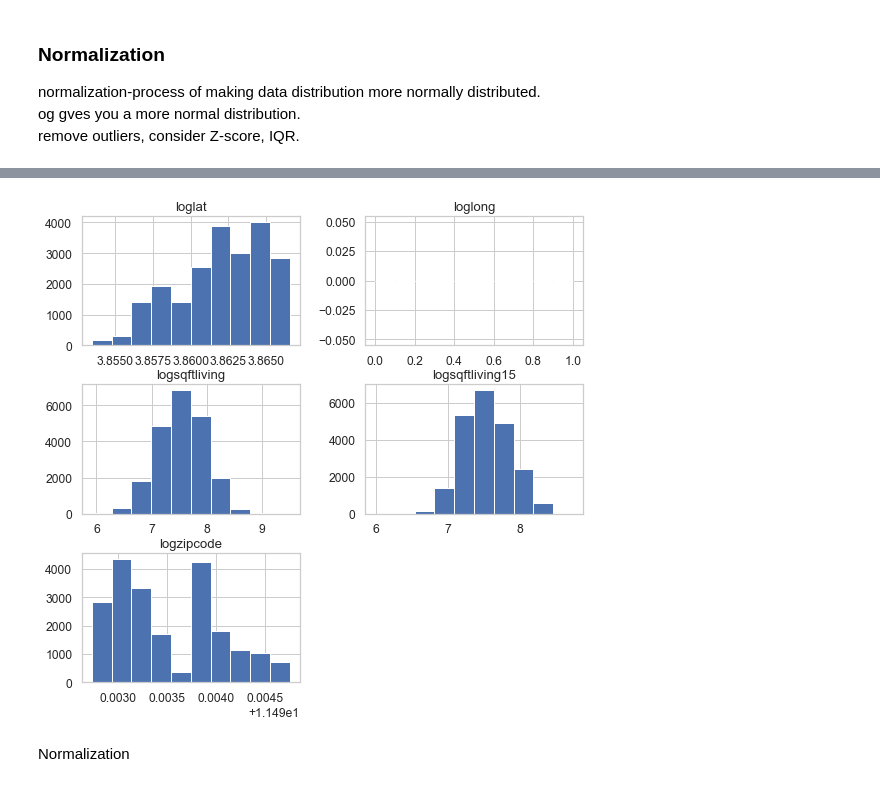
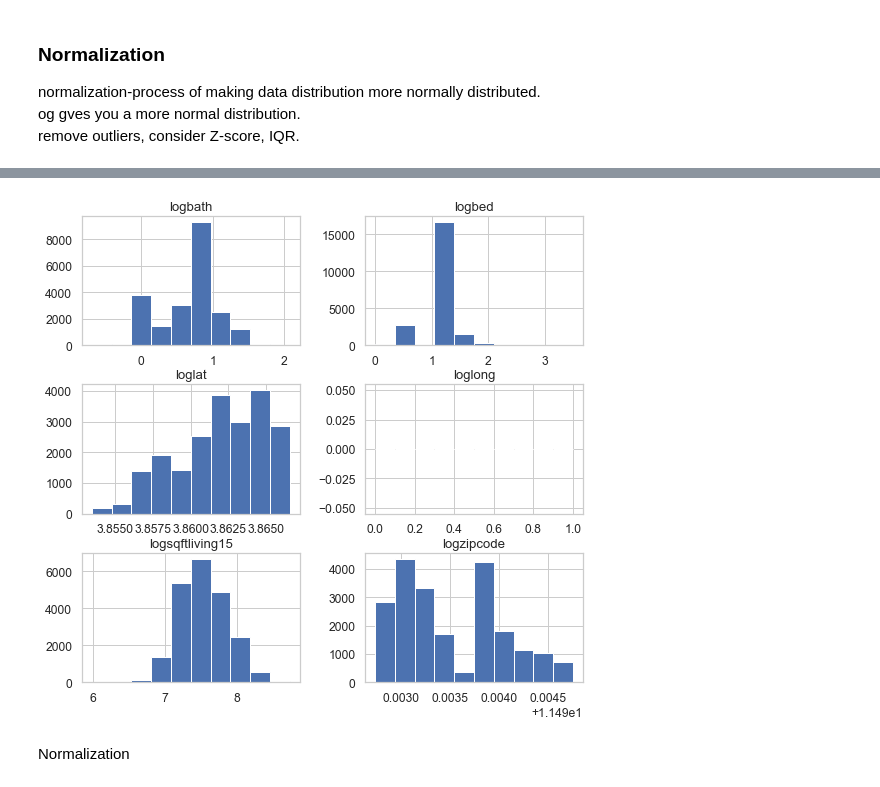
Before and after one commit to torresdavr/dsc-v2-mod1-final-project-online-ds-pt-100719, a Jupyter notebook: student.ipynb, the cells around one changed output, grey strips where cells are left out. Cells and saved outputs as stored; diff of their text form; code cells hidden in the pictures.

```diff
--- a/student.ipynb
+++ b/student.ipynb
@@ -550,0 +447,2 @@ Index(['id', 'date', 'price', 'bedrooms', 'bathrooms', 'sqft_living',
+# %%
+df_housing['date'] = pd.to_datetime(df_housing['date'])
@@ -800,13 +900,15 @@ multiplot(np.abs(categ_columns.corr()));
 # %%
-#sqft_living and bathrooms = bathrooms=0.76 / cut bathrooms
-#grade and sqft_living=0.76  / cut grade
+#--only sqft_living was deleted 11/13/19
+
+#sqft_living and bathrooms = bathrooms=0.76 / cut bathrooms didn't
+#grade and sqft_living=0.76  / cut grade - didn't
 #sqft_above and sqfit_living = 0.88 / cut sqft_living
 #sqft_above and grade = 0.76 / sqft_above
-colli_cols = ['price', 'bedrooms', 'sqft_lot', 'floors',
-              'waterfront', 'view', 'condition', 'sqft_living', 'sqft_basement', 'yr_built',
-              'yr_renovated', 'zipcode',
+colli_cols = ['id', 'date', 'price', 'bedrooms', 'bathrooms', 'sqft_lot', 'floors', 'waterfront',
+              'view', 'condition', 'grade',
+       'sqft_above', 'sqft_basement', 'yr_built', 'yr_renovated', 'zipcode',
        'lat', 'long', 'sqft_living15', 'sqft_lot15']
 
-df_collin = categ_columns[colli_cols]
-multiplot(np.abs(df_collin.corr()));
+collin_df = df_housing[colli_cols]
+multiplot(np.abs(collin_df.corr()));
 # %% [output]
@@ -873,7 +977,13 @@ plt.scatter(categ_columns['sqft_lot15'], categ_columns['price']);
 normalization-process of making data distribution more normally distributed.<br>
 og gves you a more normal distribution.<br>
 remove outliers, consider Z-score, IQR.<br>
+# %%
+#collin_df.columns
+collin_cols = ['date', 'price', 'bedrooms', 'bathrooms', 'sqft_lot', 'floors',
+       'waterfront', 'view', 'condition', 'grade', 'sqft_above',
+       'sqft_basement', 'yr_built', 'yr_renovated', 'zipcode', 'lat', 'long',
+       'sqft_living15', 'sqft_lot15']
+df_norm = collin_df[collin_cols]
 # %%
-df_norm = df_collin.copy()
 df_norm.head(2)
 # %% [output]
@@ -904,13 +1010,15 @@ df_norm.hist(ax = ax);
 # %%
 data_log = pd.DataFrame([ ])
+data_log['logbath'] = np.log(df_norm['bathrooms'])
+data_log['logbed'] = np.log(df_norm['bedrooms'])
 data_log['loglat'] = np.log(df_norm['lat'])
 data_log['loglong'] = np.log(df_norm['long'])
 data_log['logzipcode'] = np.log(df_norm['zipcode'])
-data_log['logsqftliving'] = np.log(df_norm['sqft_living'])
+#data_log['logsqftliving'] = np.log(df_norm['sqft_living'])
 data_log['logsqftliving15'] = np.log(df_norm['sqft_living15'])
 #data_log['logsqftbasement'] = np.log(df_norm['sqft_basement'])
 data_log.hist(figsize  = [8, 8]);
 # %% [output]
-[figure, old version]
+[figure, new version]
 # %% [markdown]
 Normalization
```
Also changed, not shown: parts of 185 cells of this notebook, 1 other file.
